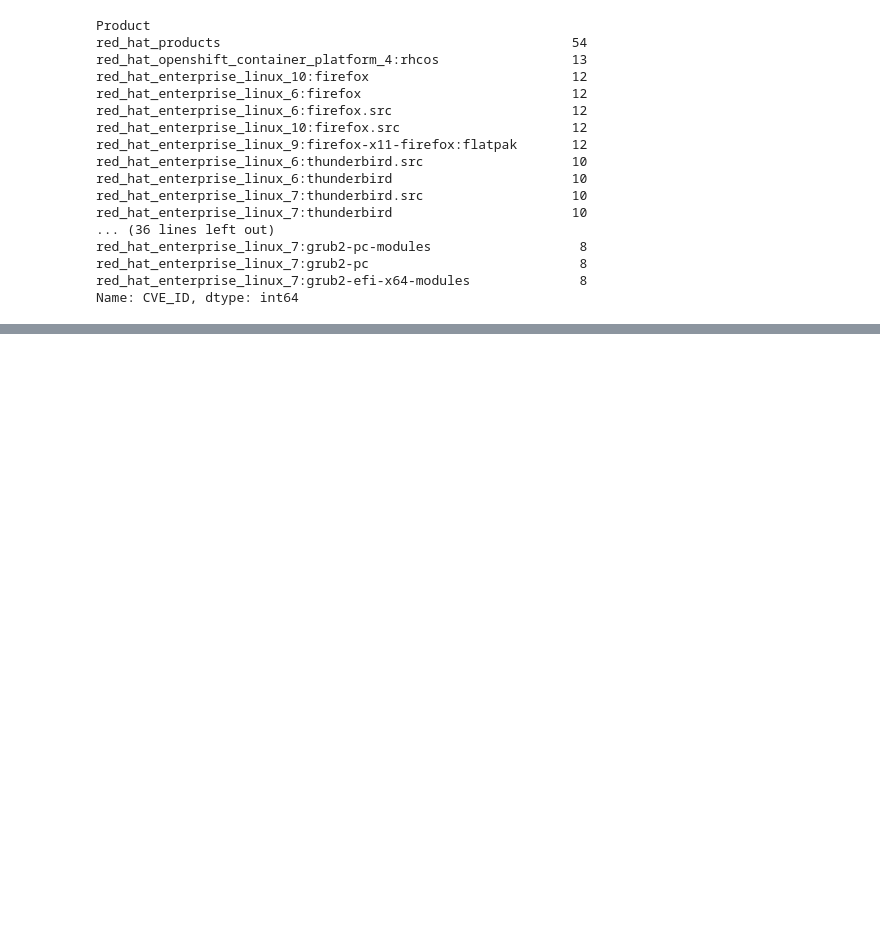
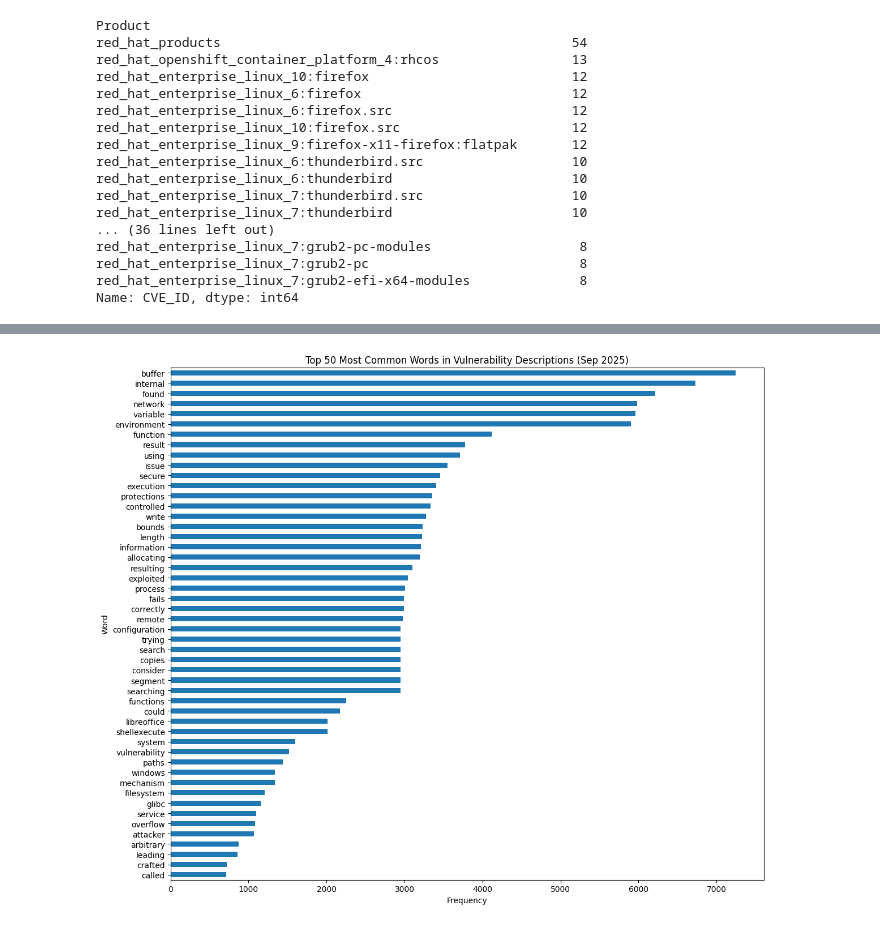
Before and after one commit to MannasehM/redhat_data_analysis, a Jupyter notebook: RedHat_Security_data_analysis.ipynb, the cells around one changed output, grey strips where cells are left out. Saved outputs shown, nothing was run; the diff lists cells and outputs as text; code cells hidden in the pictures; blank space fills up the shorter version.

```diff
--- a/RedHat_Security_data_analysis.ipynb
+++ b/RedHat_Security_data_analysis.ipynb
@@ -204,0 +220,15 @@ print(common_words)
+# %%
+words_df = pd.DataFrame(common_words, columns=["Word", "Frequency"])
+words_df.set_index("Word").plot(
+    kind="barh",
+    figsize=(12,10),
+    legend=False,
+    title="Top 50 Most Common Words in Vulnerability Descriptions (Sep 2025)"
+)
+plt.xlabel("Frequency")
+plt.ylabel("Word")
+plt.gca().invert_yaxis()
+plt.tight_layout()
+plt.show()
+# %% [output]
+[figure, added]
```
Also changed, not shown: parts of 3 cells of this notebook.
